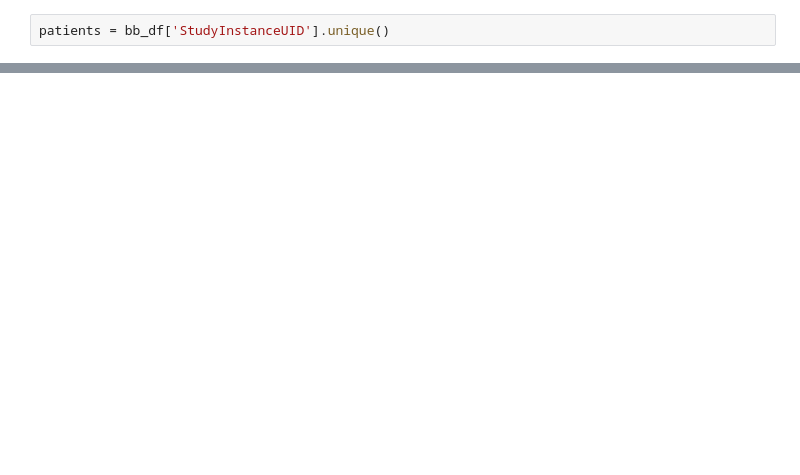
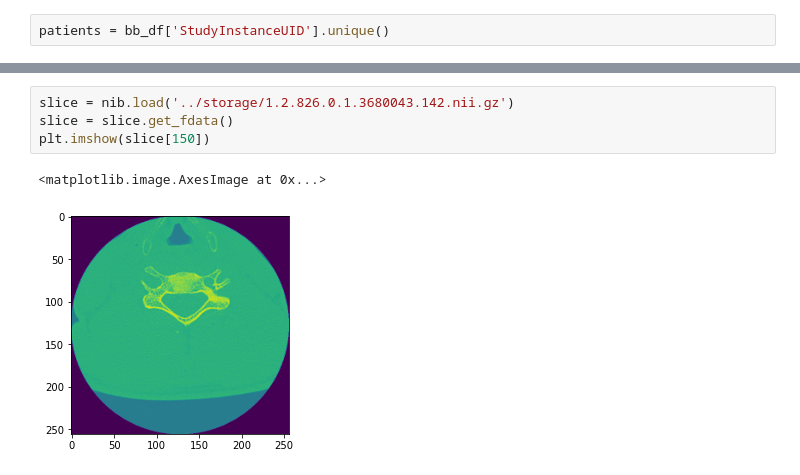
Before and after one commit to SiavashShirzad/RSNA-2022-Cervical-Spine-Fracture-Detection, a Jupyter notebook: rsna-fracture-sagittal-image-classification.ipynb, the cells around one changed output, grey strips where cells are left out. Cells and saved outputs as stored; diff of their text form; blank space fills up the shorter version.

```diff
--- a/rsna-fracture-sagittal-image-classification.ipynb
+++ b/rsna-fracture-sagittal-image-classification.ipynb
@@ -150,0 +132,7 @@ def test_gen():
+# %%
+slice = nib.load('../storage/1.2.826.0.1.3680043.142.nii.gz')
+slice = slice.get_fdata()
+plt.imshow(slice[150])
+# %% [output]
+<matplotlib.image.AxesImage at 0x...>
+[figure, added]
```
Also changed, not shown: parts of 33 cells of this notebook.
